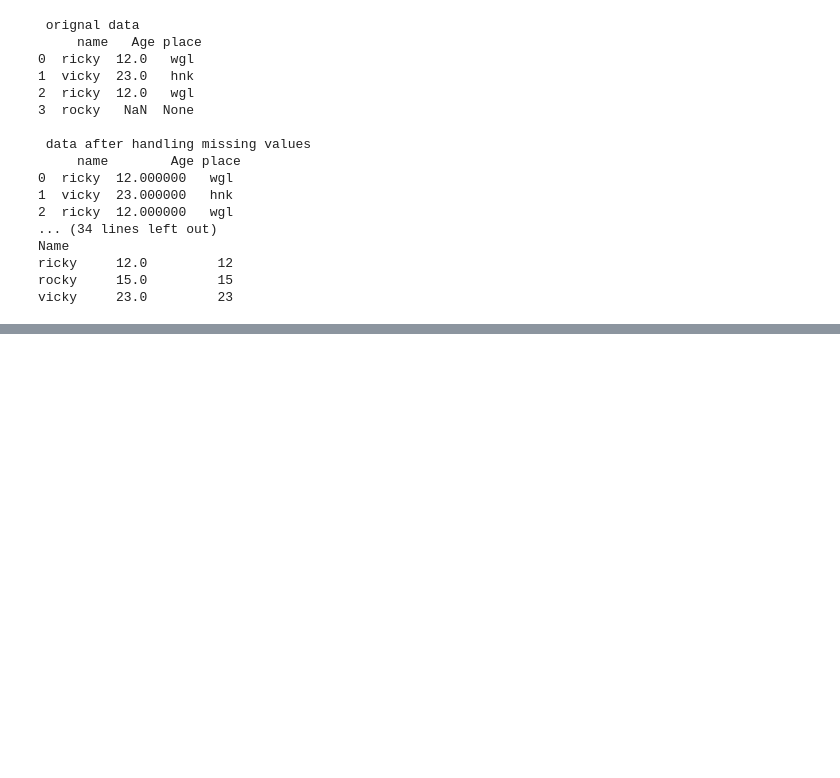
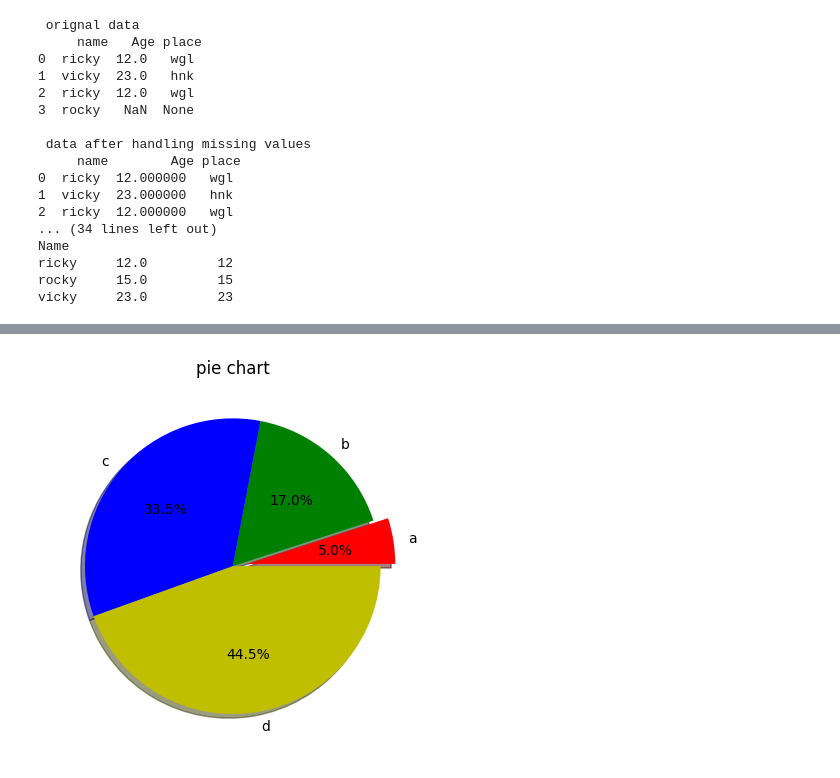
Before and after one commit to 2403a52286-boop/SRU_Batch11, a Jupyter notebook: Untitled7.ipynb, the cells around one changed output, grey strips where cells are left out. Cells and saved outputs as stored; diff of their text form; code cells hidden in the pictures; blank space fills up the shorter version.

```diff
--- a/Untitled7.ipynb
+++ b/Untitled7.ipynb
@@ -50,0 +89,11 @@ vicky     23.0         23
+# %%
+import matplotlib.pyplot as plt
+x=[10,34,67,89]
+labels=['a','b','c','d']
+colors=['r','g','b','y']
+explode=[0.1,0,0,0]
+plt.pie(x,labels=labels,colors=colors,explode=explode,autopct='%1.1f%%',shadow=True)
+plt.title('pie chart')
+plt.show()
+# %% [output]
+[figure, added]
```
Also changed, not shown: parts of 4 cells of this notebook.
